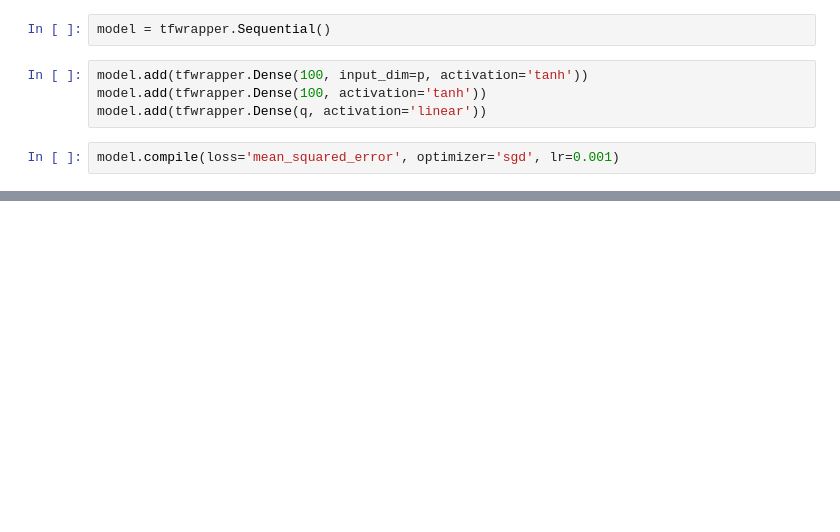
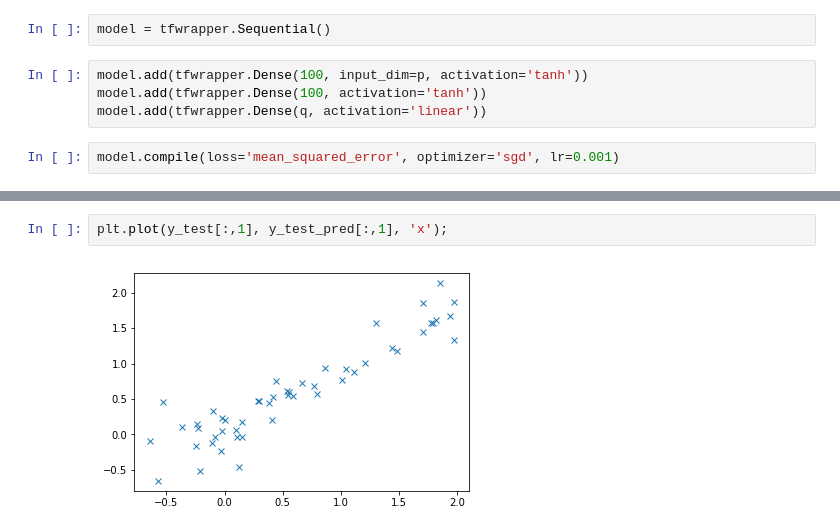
Before and after one commit to thalesians/tsa, a Jupyter notebook: src/jupyter/python/tfwrapper.ipynb, the cells around one changed output, grey strips where cells are left out. Drawn from its saved outputs; the diff is of its cells as text; blank space fills up the shorter version.

```diff
--- a/src/jupyter/python/tfwrapper.ipynb
+++ b/src/jupyter/python/tfwrapper.ipynb
@@ -54,0 +61,4 @@ plt.plot(y_train[:,2], y_train_pred[:,2], 'x');
+# %%
+plt.plot(y_test[:,1], y_test_pred[:,1], 'x');
+# %% [output]
+[figure, added]
```
Also changed, not shown: parts of 8 cells of this notebook, 1 other file.
